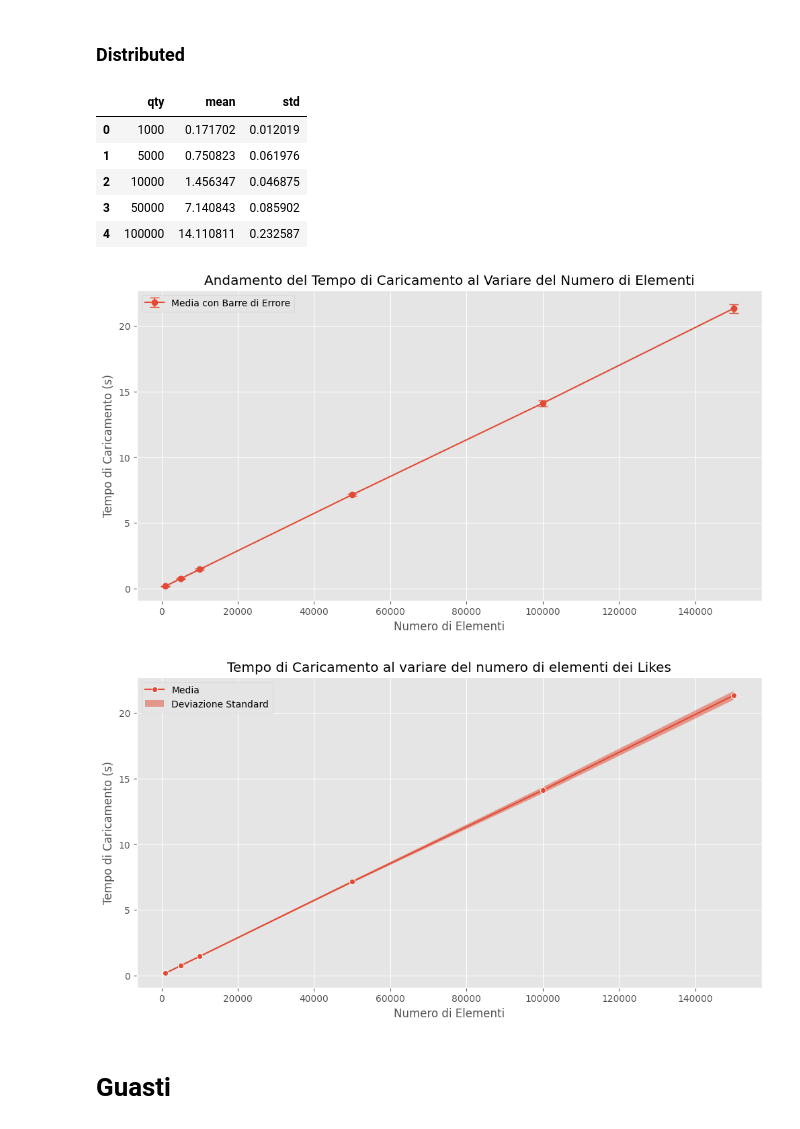
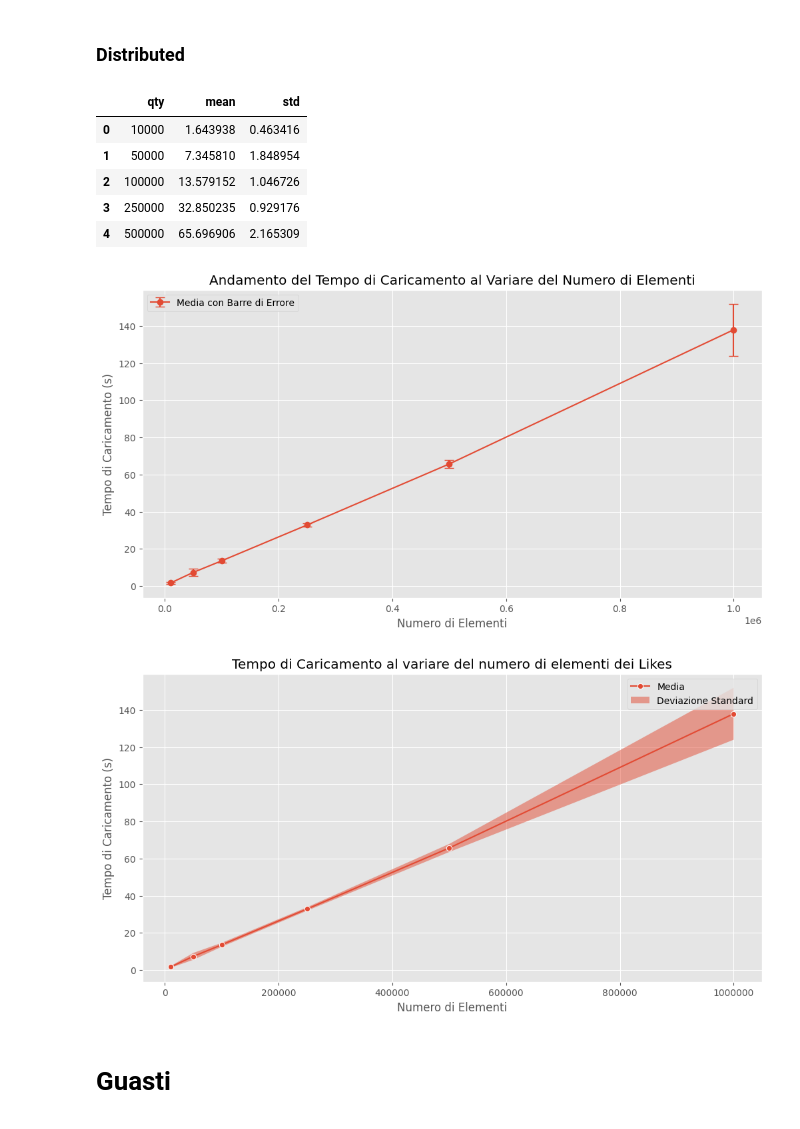
Before and after one commit to TommasoFerrario18/GraphDB, a Jupyter notebook: code/visualization.ipynb, the cells around one changed output. Cells and saved outputs as stored; diff of their text form; code cells hidden in the pictures.

```diff
--- a/code/visualization.ipynb
+++ b/code/visualization.ipynb
@@ -7,17 +8,17 @@ import seaborn as sns
 
 plt.style.use("ggplot")
 # %%
-nodes_loading_cent = pd.read_csv(
-    "./../results/loading_nodes_cent.csv", index_col=[0, 1]
-)
-edges_loading_cent = pd.read_csv(
-    "./../results/loading_edges_cent.csv", index_col=[0, 1]
-)
+# nodes_loading_cent = pd.read_csv(
+#     "./../results/loading_nodes_cent_new.csv", index_col=[0, 1]
+# )
+# edges_loading_cent = pd.read_csv(
+#     "./../results/loading_edges_cent_new.csv", index_col=[0, 1]
+# )
 nodes_loading_dist = pd.read_csv(
-    "./../results/loading_nodes_dist.csv", index_col=[0, 1]
+    "./../results/loading_nodes_dist_new.csv", index_col=[0, 1]
 )
 edges_loading_dist = pd.read_csv(
-    "./../results/loading_edges_dist.csv", index_col=[0, 1]
+    "./../results/loading_edges_dist_new.csv", index_col=[0, 1]
 )
 # %% [markdown]
 ## Nodes
@@ -206,11 +207,11 @@ summary_edges_dist = (
 summary_edges_dist.head()
 # %% [output]
 |  | qty | mean | std |
-| 0 | 1000 | 0.171702 | 0.012019 |
-| 1 | 5000 | 0.750823 | 0.061976 |
-| 2 | 10000 | 1.456347 | 0.046875 |
-| 3 | 50000 | 7.140843 | 0.085902 |
-| 4 | 100000 | 14.110811 | 0.232587 |
+| 0 | 10000 | 1.643938 | 0.463416 |
+| 1 | 50000 | 7.345810 | 1.848954 |
+| 2 | 100000 | 13.579152 | 1.046726 |
+| 3 | 250000 | 32.850235 | 0.929176 |
+| 4 | 500000 | 65.696906 | 2.165309 |
 # %%
 plt.figure(figsize=(12, 6))
 plt.errorbar(
@@ -227,23 +228,27 @@ plt.ylabel("Tempo di Caricamento (s)")
 plt.legend()
 plt.show()
 # %% [output]
-[figure, old version]
+[figure, new version]
 # %%
 plt.figure(figsize=(12, 6))
 sns.lineplot(x='qty', y='mean', data=summary_edges_dist, marker='o', label='Media')
 plt.fill_between(summary_edges_dist['qty'],
                  summary_edges_dist['mean'] - summary_edges_dist['std'],
                  summary_edges_dist['mean'] + summary_edges_dist['std'],
                  alpha=0.5, label='Deviazione Standard')
 
 # Personalizza il grafico
 plt.title('Tempo di Caricamento al variare del numero di elementi dei Likes')
 plt.xlabel('Numero di Elementi')
 plt.ylabel('Tempo di Caricamento (s)')
 plt.legend()
+ax = plt.gca()
+ax.xaxis.set_major_formatter(ticker.ScalarFormatter(useOffset=False))
+ax.xaxis.get_major_formatter().set_scientific(False)
+
 plt.show()
 # %% [output]
-[figure, old version]
+[figure, new version]
 # %% [markdown]
 # Guasti
 # %%
```
Also changed, not shown: parts of 6 cells of this notebook, 15 other files.
